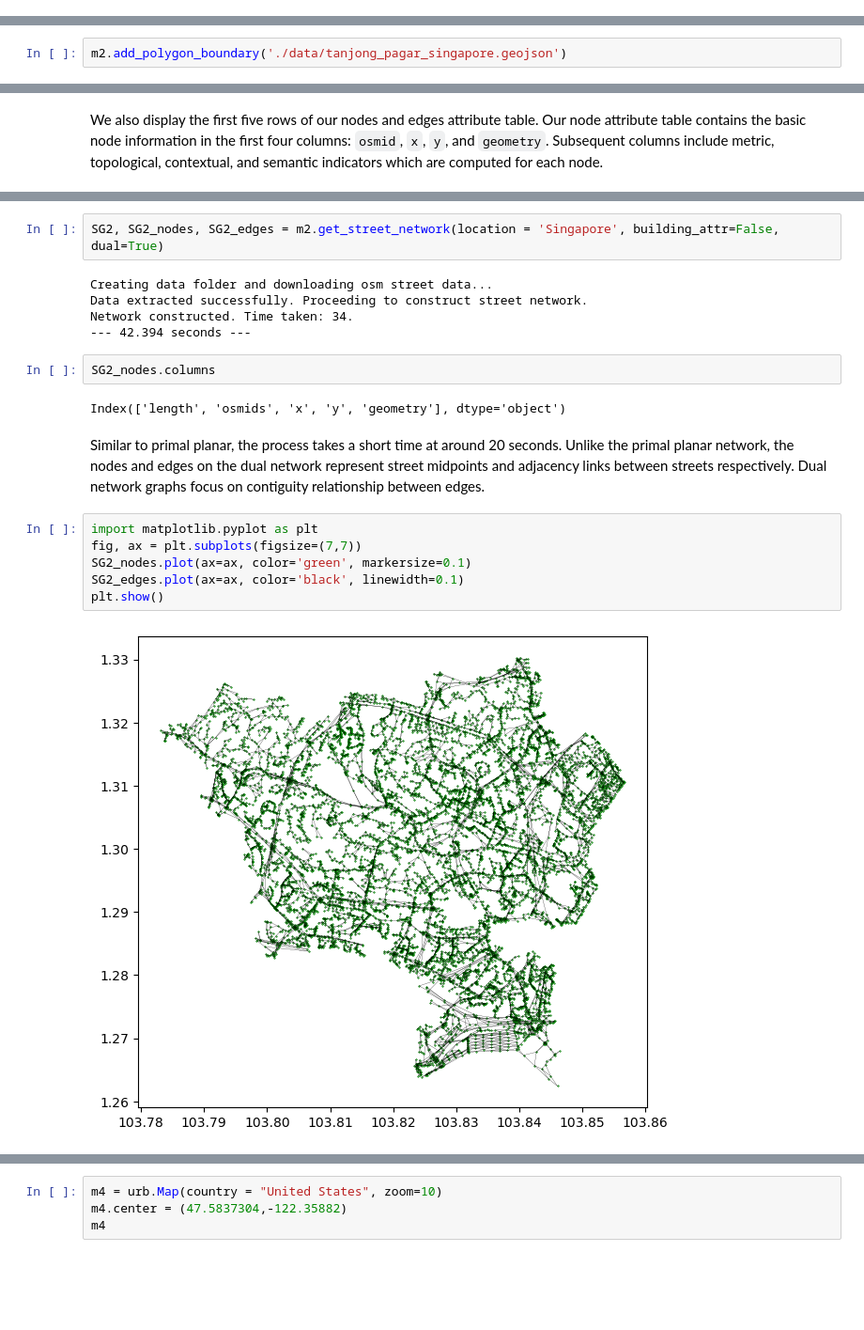
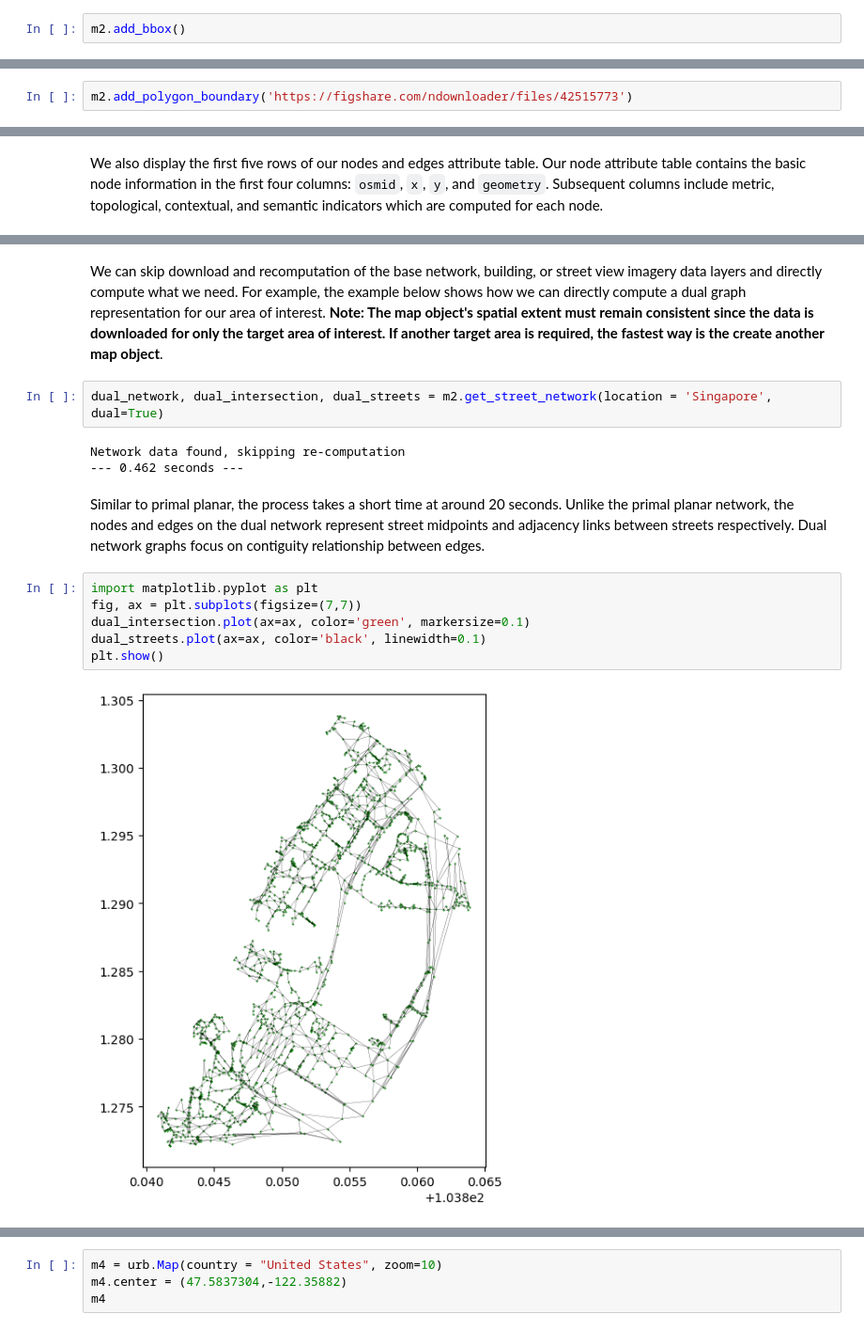
Before and after one commit to winstonyym/urbanity, a Jupyter notebook: docs/notebooks/basic_functionality.ipynb, the cells around one changed output, grey strips where cells are left out. Shown at 94% size. Drawn from its saved outputs; the diff is of its cells as text; blank space fills up the shorter version.

```diff
--- a/docs/notebooks/basic_functionality.ipynb
+++ b/docs/notebooks/basic_functionality.ipynb
@@ -64,3 +68,5 @@ m2 = urb.Map('Singapore')
 m2
 # %% [output]
 Map(center=[1.357107, 103.8194992], controls=(ZoomControl(options=['position', 'zoom_in_text', 'zoom_in_title'…
+# %%
+m2.add_bbox()
@@ -69,5 +77,5 @@ Tanjong Pagar resides in Singapore's Central Business District (CBD). We proceed
 # %%
-m2.add_polygon_boundary('./data/tanjong_pagar_singapore.geojson')
+m2.add_polygon_boundary('https://figshare.com/ndownloader/files/42515773')
 # %% [markdown]
 Similarly, users can access the geographic object through the `polygon_bounds` attribute which in the case of shapefiles returns a geopandas dataframe. Users can access the shapely polygon object by indexing into the geometry column.
 # %%
@@ -159,24 +217,20 @@ Another popular representation of networks in the literature is 'dual' or 'edge'
+# %% [markdown]
+We can skip download and recomputation of the base network, building, or street view imagery data layers and directly compute what we need. For example, the example below shows how we can directly compute a dual graph representation for our area of interest. **Note: The map object's spatial extent must remain consistent since the data is downloaded for only the target area of interest. If another target area is required, the fastest way is the create another map object**.
 # %%
-SG2, SG2_nodes, SG2_edges = m2.get_street_network(location = 'Singapore', building_attr=False, dual=True)
+dual_network, dual_intersection, dual_streets = m2.get_street_network(location = 'Singapore', dual=True)
 # %% [output]
-Creating data folder and downloading osm street data...
-Data extracted successfully. Proceeding to construct street network.
-Network constructed. Time taken: 34.
---- 42.394 seconds ---
+Network data found, skipping re-computation
+--- 0.462 seconds ---
-# %%
-SG2_nodes.columns
-# %% [output]
-Index(['length', 'osmids', 'x', 'y', 'geometry'], dtype='object')
 # %% [markdown]
 Similar to primal planar, the process takes a short time at around 20 seconds. Unlike the primal planar network, the nodes and edges on the dual network represent street midpoints and adjacency links between streets respectively. Dual network graphs focus on contiguity relationship between edges.
 # %%
 import matplotlib.pyplot as plt
 fig, ax = plt.subplots(figsize=(7,7))
-SG2_nodes.plot(ax=ax, color='green', markersize=0.1)
-SG2_edges.plot(ax=ax, color='black', linewidth=0.1)
+dual_intersection.plot(ax=ax, color='green', markersize=0.1)
+dual_streets.plot(ax=ax, color='black', linewidth=0.1)
 plt.show()
 # %% [output]
-[figure, old version]
+[figure, new version]
 # %% [markdown]
 ### Constructing Aggregate Indicators
 
```
Also changed, not shown: parts of 38 cells of this notebook, 12 other files.
